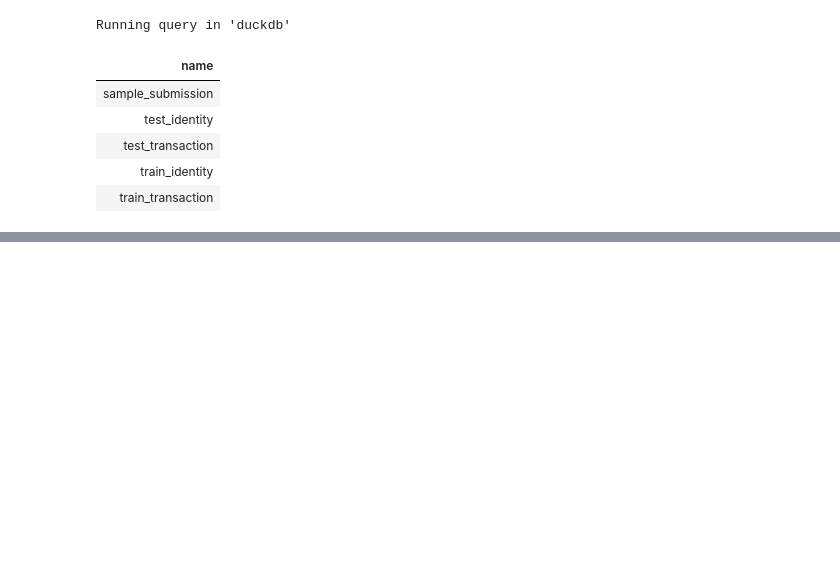
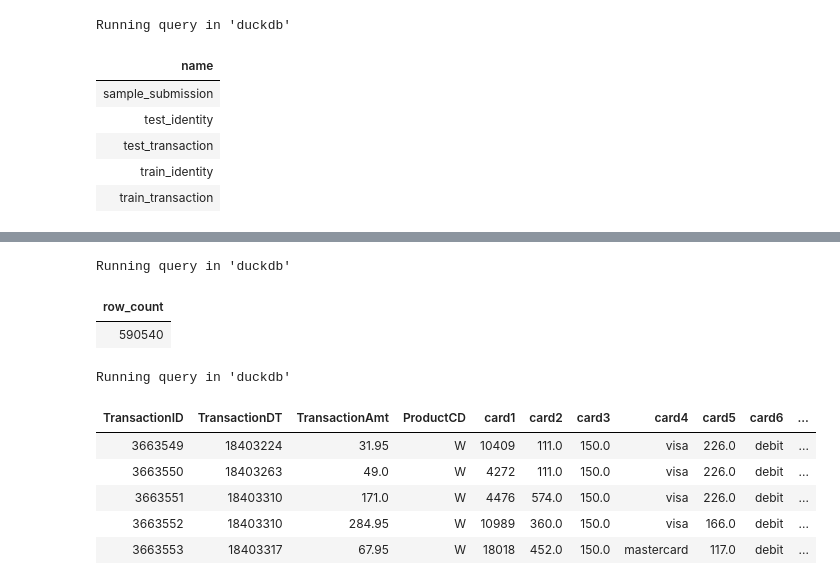
Before and after one commit to Vincent-kiptoo/IEEE-CIS-Fraud-Prioritization, a Jupyter notebook: notebooks/01_dataset_audit.ipynb, the cells around one changed output, grey strips where cells are left out. Saved outputs shown, nothing was run; the diff lists cells and outputs as text; code cells hidden in the pictures; blank space fills up the shorter version.

```diff
--- a/notebooks/01_dataset_audit.ipynb
+++ b/notebooks/01_dataset_audit.ipynb
@@ -85,0 +72,23 @@ Running query in 'duckdb'
+# %%
+%%sql
+
+SELECT COUNT(*) AS row_count
+FROM train_transaction
+# %% [output]
+Running query in 'duckdb'
+| row_count |
+| 590540 |
+# %%
+%%sql
+
+SELECT *
+FROM test_transaction
+LIMIT 5;
+# %% [output]
+Running query in 'duckdb'
+| TransactionID | TransactionDT | TransactionAmt | ProductCD | card1 | card2 | card3 | card4 | card5 | card6 | ... |
+| 3663549 | 18403224 | 31.95 | W | 10409 | 111.0 | 150.0 | visa | 226.0 | debit | ... |
+| 3663550 | 18403263 | 49.0 | W | 4272 | 111.0 | 150.0 | visa | 226.0 | debit | ... |
+| 3663551 | 18403310 | 171.0 | W | 4476 | 574.0 | 150.0 | visa | 226.0 | debit | ... |
+| 3663552 | 18403310 | 284.95 | W | 10989 | 360.0 | 150.0 | visa | 166.0 | debit | ... |
+| 3663553 | 18403317 | 67.95 | W | 18018 | 452.0 | 150.0 | mastercard | 117.0 | debit | ... |
```
Also changed, not shown: parts of 21 cells of this notebook.
